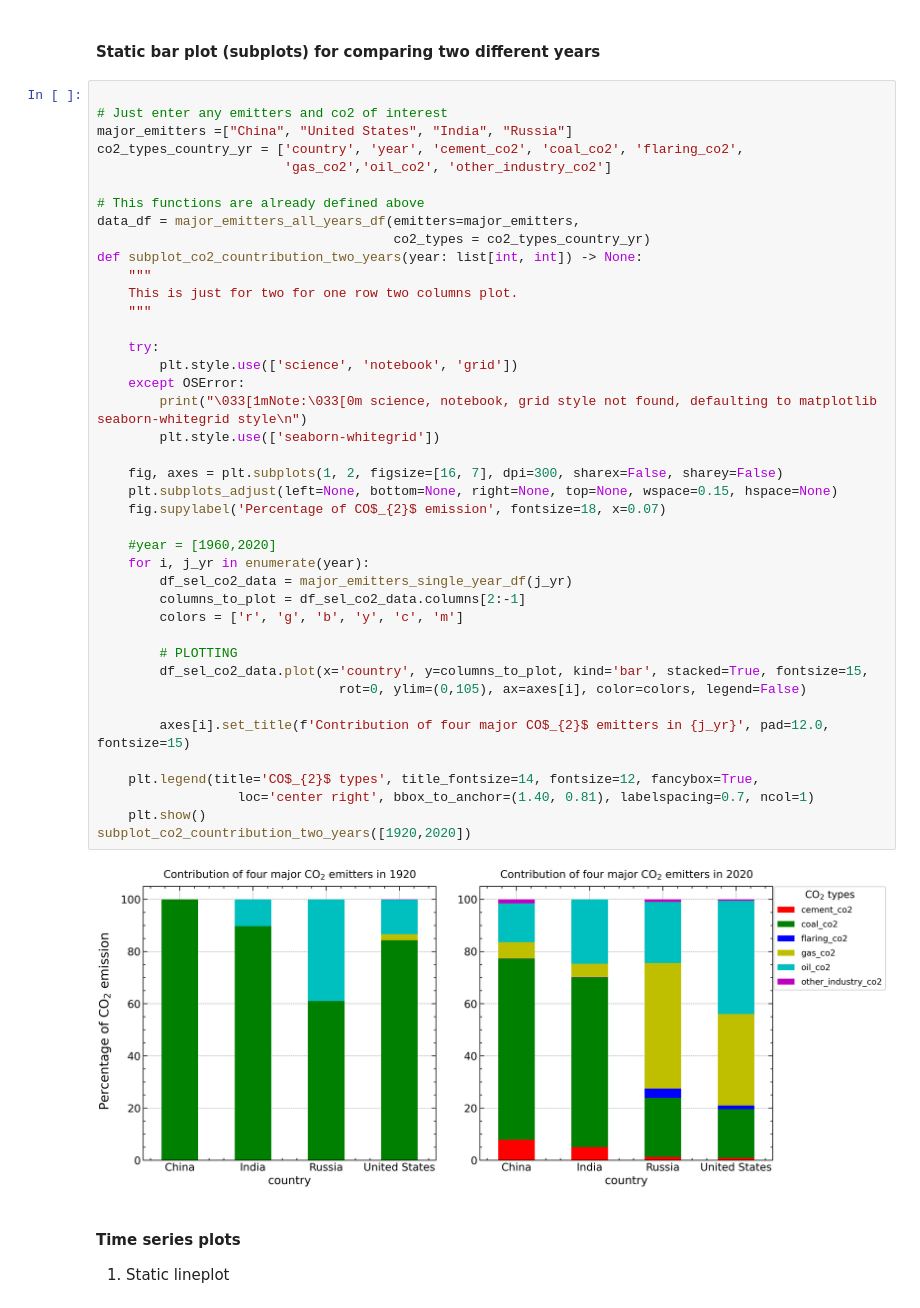
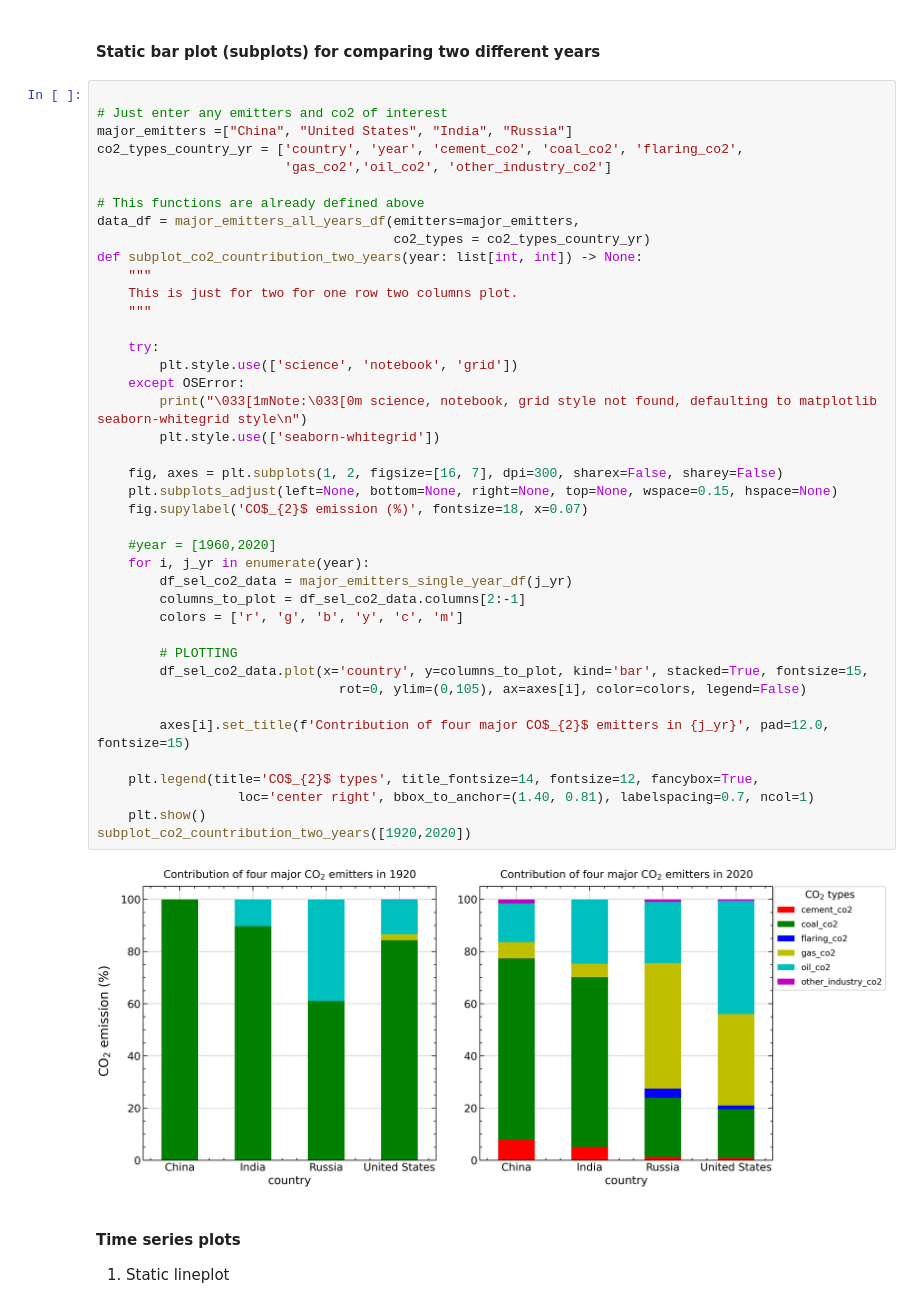
Before and after one commit to kingsleynwoke/CO2_emissiion, a Jupyter notebook: main_script.ipynb, the cells around one changed output. Cells and saved outputs as stored; diff of their text form.

Commit message:
changed sample_image02

```diff
--- a/main_script.ipynb
+++ b/main_script.ipynb
@@ -306,35 +306,35 @@ def subplot_co2_countribution_two_years(year: list[int, int]) -> None:
     """
     This is just for two for one row two columns plot.
     """
 
     try:
         plt.style.use(['science', 'notebook', 'grid'])
     except OSError:
         print("\033[1mNote:\033[0m science, notebook, grid style not found, defaulting to matplotlib seaborn-whitegrid style\n")
         plt.style.use(['seaborn-whitegrid'])
 
     fig, axes = plt.subplots(1, 2, figsize=[16, 7], dpi=300, sharex=False, sharey=False)
     plt.subplots_adjust(left=None, bottom=None, right=None, top=None, wspace=0.15, hspace=None)
-    fig.supylabel('Percentage of CO$_{2}$ emission', fontsize=18, x=0.07)
+    fig.supylabel('CO$_{2}$ emission (%)', fontsize=18, x=0.07)
 
     #year = [1960,2020]
     for i, j_yr in enumerate(year):
         df_sel_co2_data = major_emitters_single_year_df(j_yr)
         columns_to_plot = df_sel_co2_data.columns[2:-1]
         colors = ['r', 'g', 'b', 'y', 'c', 'm']
 
         # PLOTTING
         df_sel_co2_data.plot(x='country', y=columns_to_plot, kind='bar', stacked=True, fontsize=15,
                                rot=0, ylim=(0,105), ax=axes[i], color=colors, legend=False)
 
         axes[i].set_title(f'Contribution of four major CO$_{2}$ emitters in {j_yr}', pad=12.0, fontsize=15)
 
     plt.legend(title='CO$_{2}$ types', title_fontsize=14, fontsize=12, fancybox=True,
                   loc='center right', bbox_to_anchor=(1.40, 0.81), labelspacing=0.7, ncol=1)
     plt.show()
 subplot_co2_countribution_two_years([1920,2020])
 # %% [output]
-[figure, old version]
+[figure, new version]
 # %% [markdown]
 #### Time series plots
 
```
Also changed, not shown: 1 other file.
